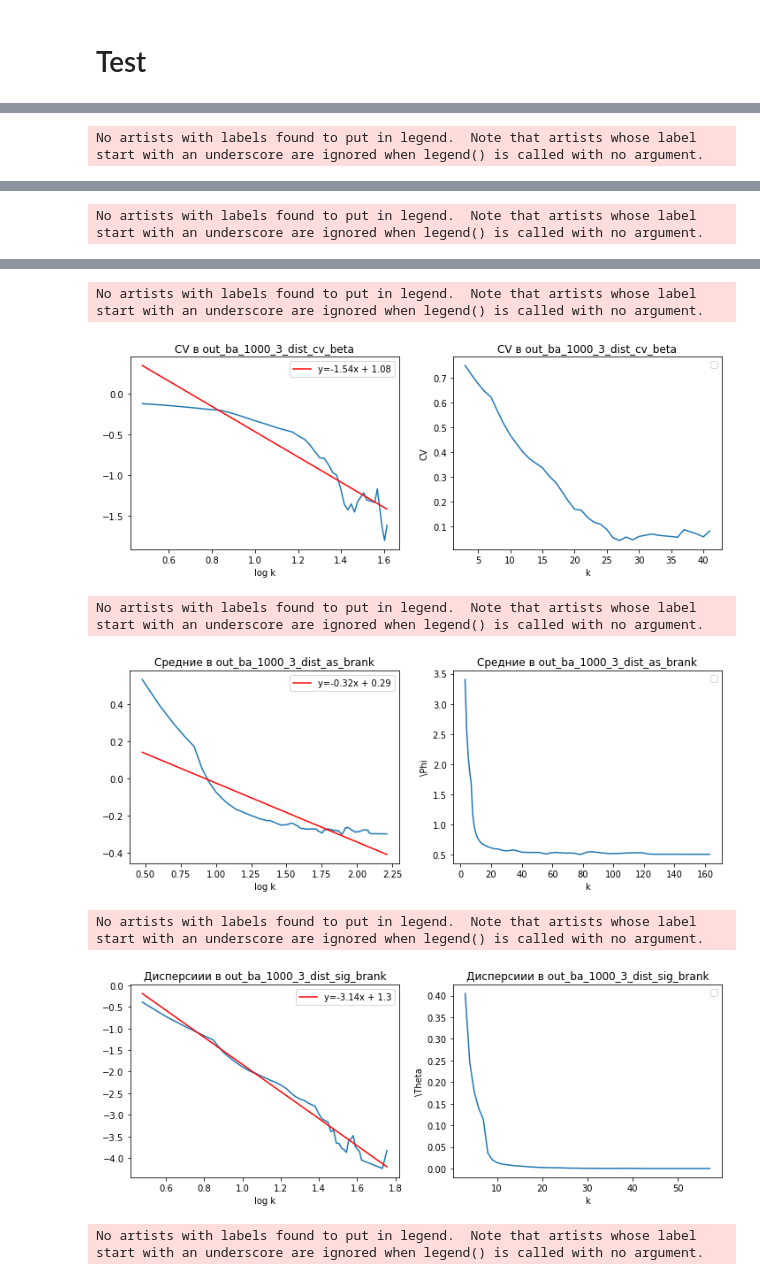
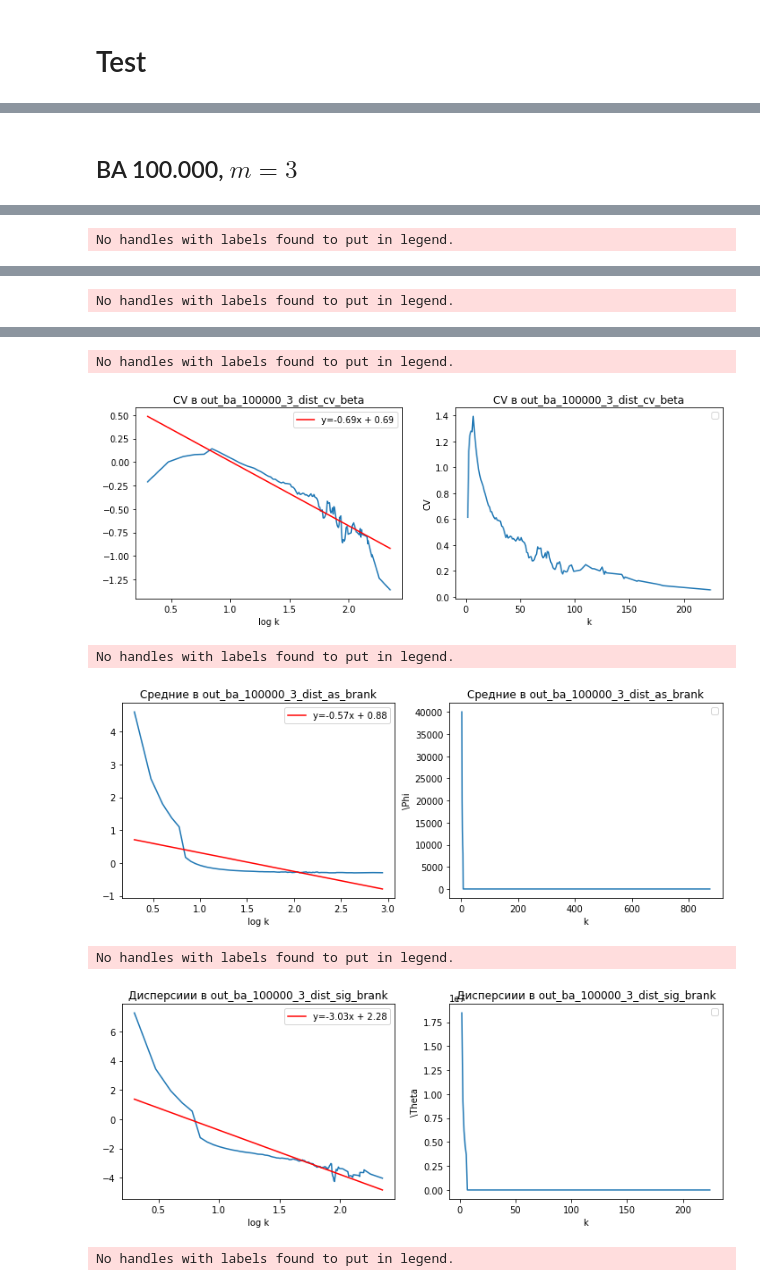
Before and after one commit to Alexflames/local-degree-asymmetry, a Jupyter notebook: main.ipynb, the cells around one changed output, grey strips where cells are left out. Drawn from its saved outputs; the diff is of its cells as text; code cells hidden in the pictures.

```diff
--- a/main.ipynb
+++ b/main.ipynb
@@ -49,5 +112,7 @@ main.run_external(experiment_type=main.EXPERIMENT_TYPE_CM, number_of_experiments
+# %% [markdown]
+## BA 100.000, $m = 3$
 # %%
-main.run_external(experiment_type=main.EXPERIMENT_TYPE_BA, number_of_experiments=10, n=10 ** 5,
+main.run_external(experiment_type=main.EXPERIMENT_TYPE_BA, number_of_experiments=1, n=10 ** 5,
                   m=3,
                   save_data=True, values_to_analyze=[main.DEG_BETA, main.DEG_BETA_RANK], apply_log_binning=False)
 # %% [output]
@@ -56 +120 @@ Experiment №8. Elapsed time:  2.67
-No artists with labels found to put in legend.  Note that artists whose label start with an underscore are ignored when legend() is called with no argument.
+No handles with labels found to put in legend.
@@ -60 +124 @@ Analyzing values from files: ['output/out_ba_1000_3_dist_as_beta.txt', 'output/o
-No artists with labels found to put in legend.  Note that artists whose label start with an underscore are ignored when legend() is called with no argument.
+No handles with labels found to put in legend.
@@ -62,7 +126,7 @@ No artists with labels found to put in legend.  Note that artists whose label st
-No artists with labels found to put in legend.  Note that artists whose label start with an underscore are ignored when legend() is called with no argument.
+No handles with labels found to put in legend.
-[figure, old version]
+[figure, new version]
-No artists with labels found to put in legend.  Note that artists whose label start with an underscore are ignored when legend() is called with no argument.
+No handles with labels found to put in legend.
-[figure, old version]
+[figure, new version]
-No artists with labels found to put in legend.  Note that artists whose label start with an underscore are ignored when legend() is called with no argument.
+No handles with labels found to put in legend.
-[figure, old version]
+[figure, new version]
-No artists with labels found to put in legend.  Note that artists whose label start with an underscore are ignored when legend() is called with no argument.
+No handles with labels found to put in legend.
```
Also changed, not shown: parts of 20 cells of this notebook, 1 other file.
